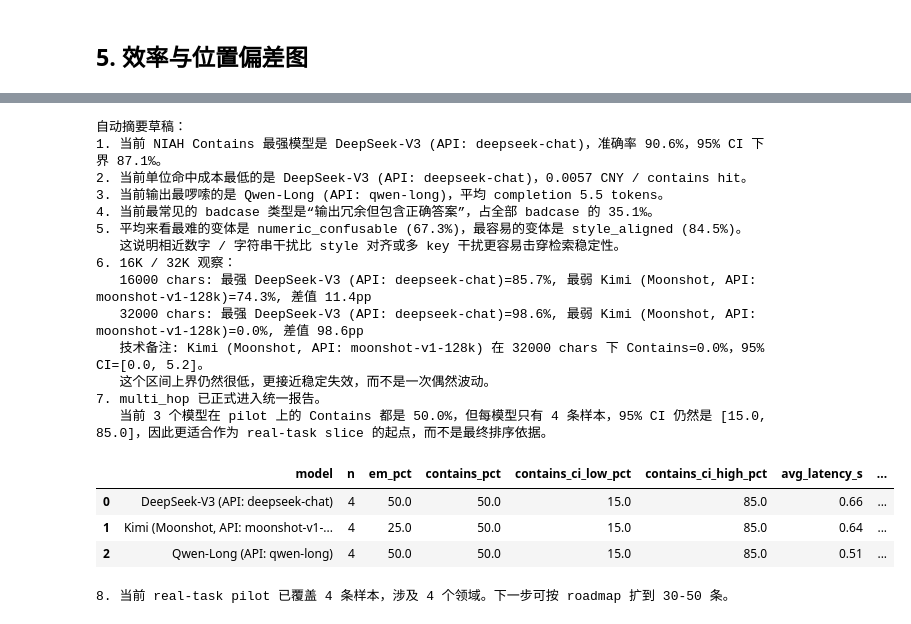
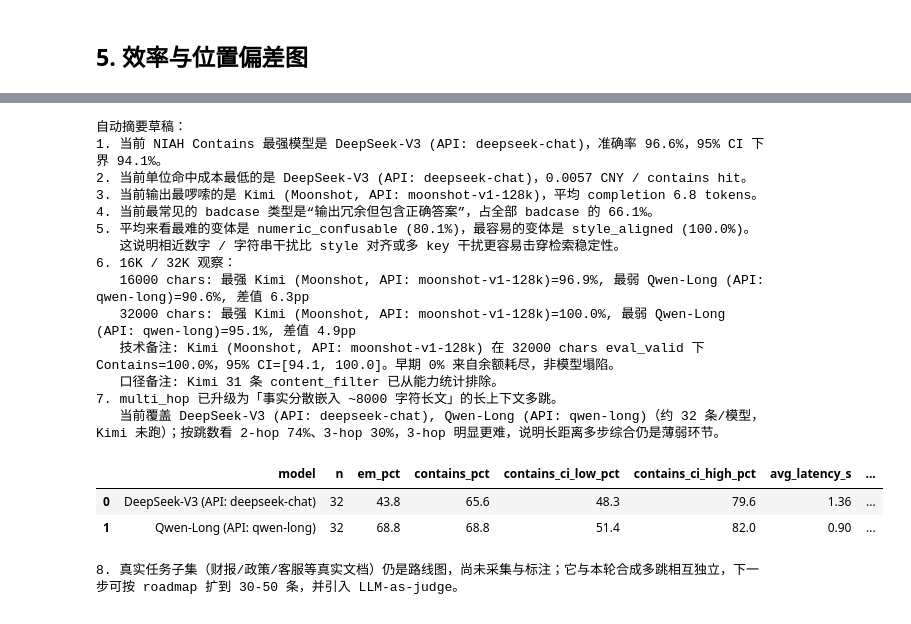
Before and after one commit to melody-ling-L/llm-long-context-eval-zh-V2, a Jupyter notebook: results/v2/report/04_report_v2.executed.ipynb, the cells around one changed output, grey strips where cells are left out. Drawn from its saved outputs; the diff is of its cells as text; code cells hidden in the pictures.

```diff
--- a/results/v2/report/04_report_v2.executed.ipynb
+++ b/results/v2/report/04_report_v2.executed.ipynb
@@ -683,54 +738,62 @@ if scored_path.exists() and not model_summary.empty:
             worst_row = sub.sort_values('contains_pct', ascending=True).iloc[0]
             gap = best_row['contains_pct'] - worst_row['contains_pct']
             print(
                 f'   {context_length} chars: 最强 {format_model_name(best_row["model"])}={best_row["contains_pct"]:.1f}%,'
                 f' 最弱 {format_model_name(worst_row["model"])}={worst_row["contains_pct"]:.1f}%, 差值 {gap:.1f}pp'
             )
 
         kimi_32k = stability_focus[
             (stability_focus['model'] == 'kimi')
             & (stability_focus['context_length'] == 32000)
         ]
         if not kimi_32k.empty:
             kimi_row = kimi_32k.iloc[0]
             print(
-                f'   技术备注: {format_model_name("kimi")} 在 32000 chars 下 Contains={kimi_row["contains_pct"]:.1f}%，'
+                f'   技术备注: {format_model_name("kimi")} 在 32000 chars eval_valid 下 Contains={kimi_row["contains_pct"]:.1f}%，'
                 f'95% CI=[{kimi_row["contains_ci_low_pct"]:.1f}, {kimi_row["contains_ci_high_pct"]:.1f}]。'
+                '早期 0% 来自余额耗尽，非模型塌陷。'
             )
-            print('   这个区间上界仍然很低，更接近稳定失效，而不是一次偶然波动。')
+        if not call_status_summary.empty:
+            kimi_st = call_status_summary[call_status_summary['model'] == 'kimi']
+            if not kimi_st.empty and int(kimi_st.iloc[0]['content_filter']) > 0:
+                print(
+                    f'   口径备注: Kimi {int(kimi_st.iloc[0]["content_filter"])} 条 content_filter 已从能力统计排除。'
+                )
 
     if not multihop_summary.empty:
-        print('7. multi_hop 已正式进入统一报告。')
+        mh_models = sorted(multihop_df['model'].dropna().unique().tolist())
+        mh_per_model = int(round(len(multihop_df) / max(len(mh_models), 1)))
+        mh_hops_acc = (multihop_df.groupby('hops')['contains_score'].mean() * 100)
+        hops_desc = '、'.join(f'{int(h)}-hop {mh_hops_acc[h]:.0f}%' for h in sorted(mh_hops_acc.index))
+        print('7. multi_hop 已升级为「事实分散嵌入 ~8000 字符长文」的长上下文多跳。')
         print(
-            '   当前 3 个模型在 pilot 上的 Contains 都是 50.0%，但每模型只有 4 条样本，'
-            '95% CI 仍然是 [15.0, 85.0]，因此更适合作为 real-task slice 的起点，而不是最终排序依据。'
+            f'   当前覆盖 {", ".join(format_model_name(m) for m in mh_models)}（约 {mh_per_model} 条/模型，Kimi 未跑）；'
+            f'按跳数看 {hops_desc}，3-hop 明显更难，说明长距离多步综合仍是薄弱环节。'
         )
         display(with_model_labels(multihop_summary))
     else:
         print('7. multi_hop 结果尚未进入 scored_results.csv。')
 
-    if not real_task_pilot_df.empty:
-        print(
-            f'8. 当前 real-task pilot 已覆盖 {len(real_task_pilot_df)} 条样本，涉及 '
-            f'{real_task_pilot_df["domain"].nunique()} 个领域。下一步可按 roadmap 扩到 30-50 条。'
-        )
+    print(
+        '8. 真实任务子集（财报/政策/客服等真实文档）仍是路线图，尚未采集与标注；'
+        '它与本轮合成多跳相互独立，下一步可按 roadmap 扩到 30-50 条，并引入 LLM-as-judge。'
+    )
 # %% [output]
 自动摘要草稿：
-1. 当前 NIAH Contains 最强模型是 DeepSeek-V3 (API: deepseek-chat)，准确率 90.6%，95% CI 下界 87.1%。
+1. 当前 NIAH Contains 最强模型是 DeepSeek-V3 (API: deepseek-chat)，准确率 96.6%，95% CI 下界 94.1%。
 2. 当前单位命中成本最低的是 DeepSeek-V3 (API: deepseek-chat)，0.0057 CNY / contains hit。
-3. 当前输出最啰嗦的是 Qwen-Long (API: qwen-long)，平均 completion 5.5 tokens。
-4. 当前最常见的 badcase 类型是“输出冗余但包含正确答案”，占全部 badcase 的 35.1%。
-5. 平均来看最难的变体是 numeric_confusable (67.3%)，最容易的变体是 style_aligned (84.5%)。
+3. 当前输出最啰嗦的是 Kimi (Moonshot, API: moonshot-v1-128k)，平均 completion 6.8 tokens。
+4. 当前最常见的 badcase 类型是“输出冗余但包含正确答案”，占全部 badcase 的 66.1%。
+5. 平均来看最难的变体是 numeric_confusable (80.1%)，最容易的变体是 style_aligned (100.0%)。
    这说明相近数字 / 字符串干扰比 style 对齐或多 key 干扰更容易击穿检索稳定性。
 6. 16K / 32K 观察：
-   16000 chars: 最强 DeepSeek-V3 (API: deepseek-chat)=85.7%, 最弱 Kimi (Moonshot, API: moonshot-v1-128k)=74.3%, 差值 11.4pp
-   32000 chars: 最强 DeepSeek-V3 (API: deepseek-chat)=98.6%, 最弱 Kimi (Moonshot, API: moonshot-v1-128k)=0.0%, 差值 98.6pp
-   技术备注: Kimi (Moonshot, API: moonshot-v1-128k) 在 32000 chars 下 Contains=0.0%，95% CI=[0.0, 5.2]。
-   这个区间上界仍然很低，更接近稳定失效，而不是一次偶然波动。
-7. multi_hop 已正式进入统一报告。
-   当前 3 个模型在 pilot 上的 Contains 都是 50.0%，但每模型只有 4 条样本，95% CI 仍然是 [15.0, 85.0]，因此更适合作为 real-task slice 的起点，而不是最终排序依据。
+   16000 chars: 最强 Kimi (Moonshot, API: moonshot-v1-128k)=96.9%, 最弱 Qwen-Long (API: qwen-long)=90.6%, 差值 6.3pp
+   32000 chars: 最强 Kimi (Moonshot, API: moonshot-v1-128k)=100.0%, 最弱 Qwen-Long (API: qwen-long)=95.1%, 差值 4.9pp
+   技术备注: Kimi (Moonshot, API: moonshot-v1-128k) 在 32000 chars eval_valid 下 Contains=100.0%，95% CI=[94.1, 100.0]。早期 0% 来自余额耗尽，非模型塌陷。
+   口径备注: Kimi 31 条 content_filter 已从能力统计排除。
+7. multi_hop 已升级为「事实分散嵌入 ~8000 字符长文」的长上下文多跳。
+   当前覆盖 DeepSeek-V3 (API: deepseek-chat), Qwen-Long (API: qwen-long)（约 32 条/模型，Kimi 未跑）；按跳数看 2-hop 74%、3-hop 30%，3-hop 明显更难，说明长距离多步综合仍是薄弱环节。
 |  | model | n | em_pct | contains_pct | contains_ci_low_pct | contains_ci_high_pct | avg_latency_s | ... |
-| 0 | DeepSeek-V3 (API: deepseek-chat) | 4 | 50.0 | 50.0 | 15.0 | 85.0 | 0.66 | ... |
-| 1 | Kimi (Moonshot, API: moonshot-v1-... | 4 | 25.0 | 50.0 | 15.0 | 85.0 | 0.64 | ... |
-| 2 | Qwen-Long (API: qwen-long) | 4 | 50.0 | 50.0 | 15.0 | 85.0 | 0.51 | ... |
+| 0 | DeepSeek-V3 (API: deepseek-chat) | 32 | 43.8 | 65.6 | 48.3 | 79.6 | 1.36 | ... |
+| 1 | Qwen-Long (API: qwen-long) | 32 | 68.8 | 68.8 | 51.4 | 82.0 | 0.90 | ... |
-8. 当前 real-task pilot 已覆盖 4 条样本，涉及 4 个领域。下一步可按 roadmap 扩到 30-50 条。
+8. 真实任务子集（财报/政策/客服等真实文档）仍是路线图，尚未采集与标注；它与本轮合成多跳相互独立，下一步可按 roadmap 扩到 30-50 条，并引入 LLM-as-judge。
```
Also changed, not shown: parts of 9 cells of this notebook, 43 other files.
